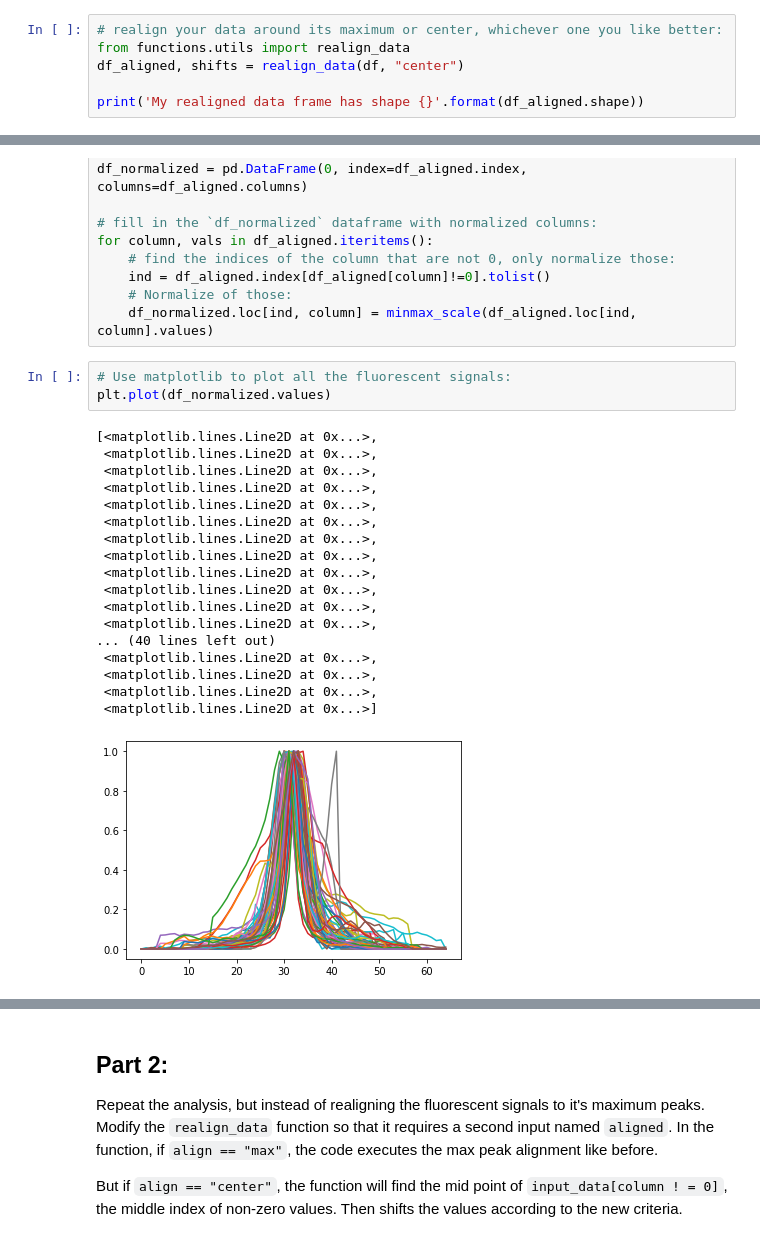
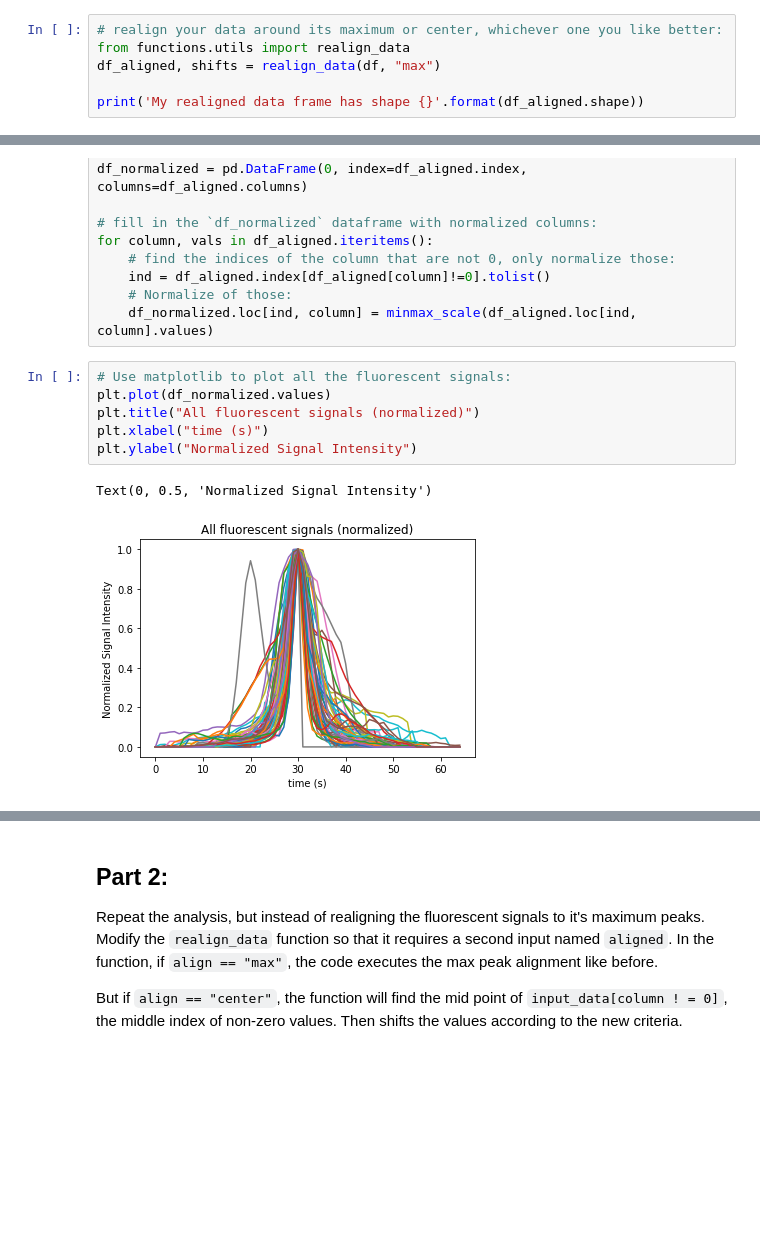
Before and after one commit to asimon3210/datasci_basics_assignment_6, a Jupyter notebook: assignment/process_csv.ipynb, the cells around one changed output, grey strips where cells are left out. Drawn from its saved outputs; the diff is of its cells as text; blank space fills up the shorter version.

```diff
--- a/assignment/process_csv.ipynb
+++ b/assignment/process_csv.ipynb
@@ -90,7 +90,7 @@ Use your terminal to test these functions with `pytest assignment/tests`. Once a
 # %%
 # realign your data around its maximum or center, whichever one you like better:
 from functions.utils import realign_data
-df_aligned, shifts = realign_data(df, "center")
+df_aligned, shifts = realign_data(df, "max")
 
 print('My realigned data frame has shape {}'.format(df_aligned.shape))
 # %% [output]
@@ -115,25 +115,12 @@ for column, vals in df_aligned.iteritems():
 # %%
 # Use matplotlib to plot all the fluorescent signals:
 plt.plot(df_normalized.values)
+plt.title("All fluorescent signals (normalized)")
+plt.xlabel("time (s)")
+plt.ylabel("Normalized Signal Intensity")
 # %% [output]
-[<matplotlib.lines.Line2D at 0x...>,
- <matplotlib.lines.Line2D at 0x...>,
- <matplotlib.lines.Line2D at 0x...>,
- <matplotlib.lines.Line2D at 0x...>,
- <matplotlib.lines.Line2D at 0x...>,
- <matplotlib.lines.Line2D at 0x...>,
- <matplotlib.lines.Line2D at 0x...>,
- <matplotlib.lines.Line2D at 0x...>,
- <matplotlib.lines.Line2D at 0x...>,
- <matplotlib.lines.Line2D at 0x...>,
- <matplotlib.lines.Line2D at 0x...>,
- <matplotlib.lines.Line2D at 0x...>,
-... (40 lines left out)
- <matplotlib.lines.Line2D at 0x...>,
- <matplotlib.lines.Line2D at 0x...>,
- <matplotlib.lines.Line2D at 0x...>,
- <matplotlib.lines.Line2D at 0x...>]
+Text(0, 0.5, 'Normalized Signal Intensity')
-[figure, old version]
+[figure, new version]
 # %%
 # Now instead of all signals, plot the average signal:
 # use numpy to find the mean first:
```
Also changed, not shown: parts of 10 cells of this notebook.
